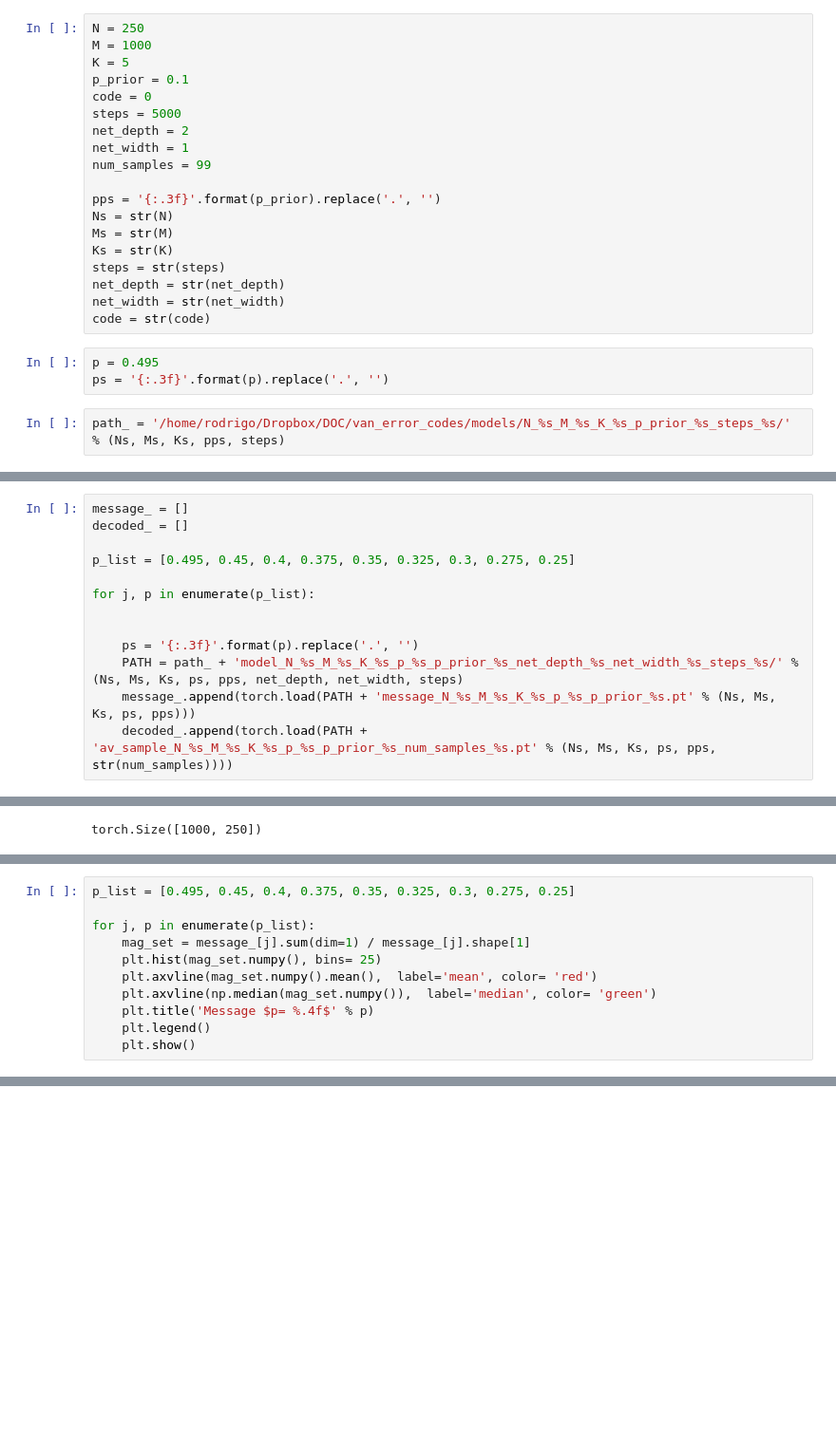
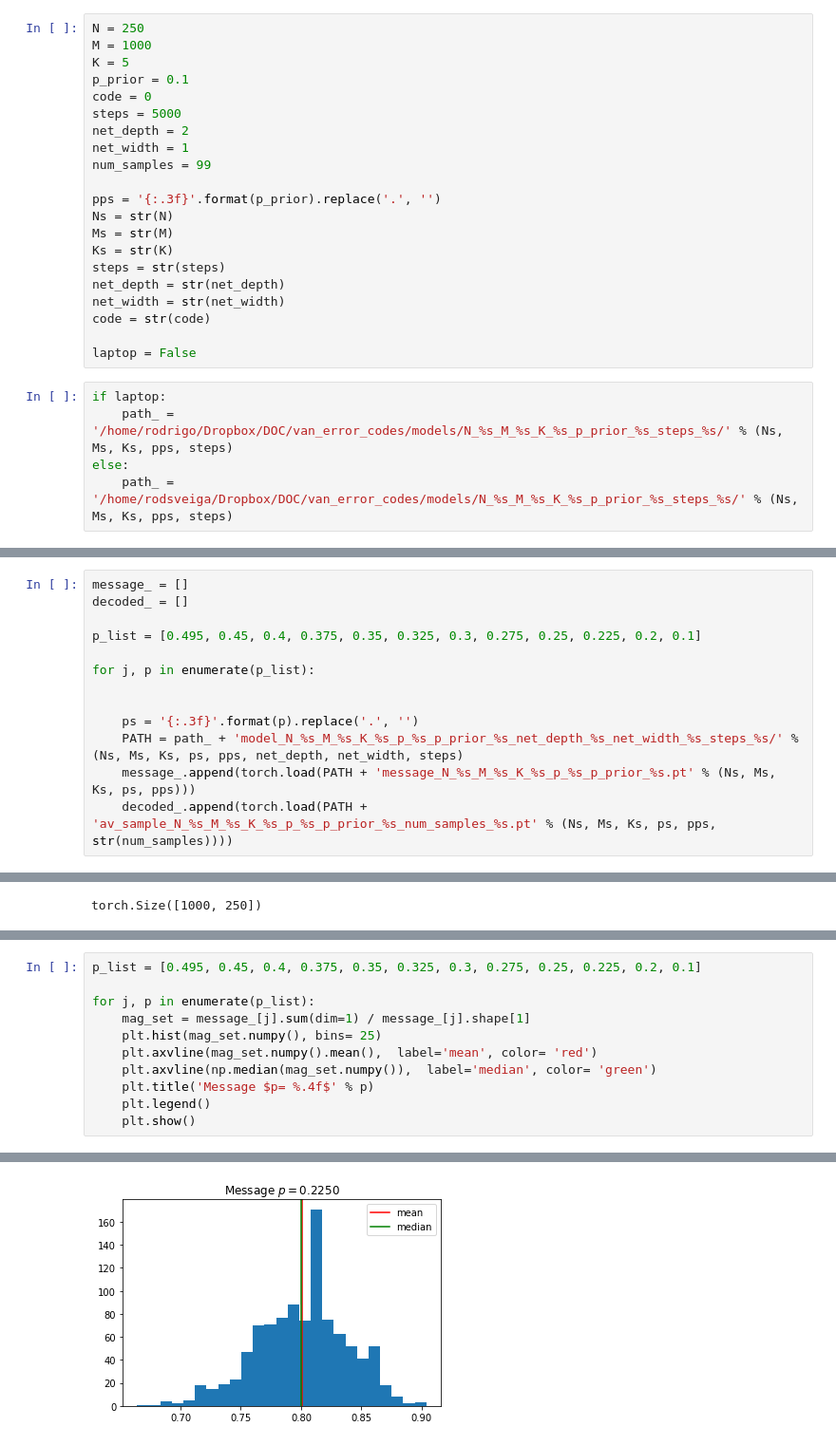
Before and after one commit to rodsveiga/van_error_codes, a Jupyter notebook: over_av.ipynb, the cells around one changed output, grey strips where cells are left out. Shown at 95% size. Cells and saved outputs as stored; diff of their text form; blank space fills up the shorter version.

```diff
--- a/over_av.ipynb
+++ b/over_av.ipynb
@@ -21,8 +21,10 @@ steps = str(steps)
 net_depth = str(net_depth)
 net_width = str(net_width)
 code = str(code)
+
+laptop = False
-# %%
-p = 0.495
-ps = '{:.3f}'.format(p).replace('.', '')
 # %%
-path_ = '/home/rodrigo/Dropbox/DOC/van_error_codes/models/N_%s_M_%s_K_%s_p_prior_%s_steps_%s/' % (Ns, Ms, Ks, pps, steps)
+if laptop:
+    path_ = '/home/rodrigo/Dropbox/DOC/van_error_codes/models/N_%s_M_%s_K_%s_p_prior_%s_steps_%s/' % (Ns, Ms, Ks, pps, steps)
+else:
+    path_ = '/home/rodsveiga/Dropbox/DOC/van_error_codes/models/N_%s_M_%s_K_%s_p_prior_%s_steps_%s/' % (Ns, Ms, Ks, pps, steps)
@@ -34,7 +32,7 @@ p_list = [0.495, 0.45, 0.4, 0.375, 0.35, 0.325, 0.3]
 message_ = []
 decoded_ = []
 
-p_list = [0.495, 0.45, 0.4, 0.375, 0.35, 0.325, 0.3, 0.275, 0.25]
+p_list = [0.495, 0.45, 0.4, 0.375, 0.35, 0.325, 0.3, 0.275, 0.25, 0.225, 0.2, 0.1]
 
 for j, p in enumerate(p_list):
 
@@ -174,21 +175,22 @@ len(message_)
 # %%
-p_list = [0.495, 0.45, 0.4, 0.375, 0.35, 0.325, 0.3, 0.275, 0.25]
+p_list = [0.495, 0.45, 0.4, 0.375, 0.35, 0.325, 0.3, 0.275, 0.25, 0.225, 0.2, 0.1]
 
 for j, p in enumerate(p_list):
     mag_set = message_[j].sum(dim=1) / message_[j].shape[1]
     plt.hist(mag_set.numpy(), bins= 25)
     plt.axvline(mag_set.numpy().mean(),  label='mean', color= 'red')
     plt.axvline(np.median(mag_set.numpy()),  label='median', color= 'green')
     plt.title('Message $p= %.4f$' % p)
     plt.legend()
     plt.show()
 # %% [output]
 [figure]
 [figure]
 [figure]
 [figure]
 [figure]
 [figure]
 [figure]
 [figure]
 [figure]
+[figure, added]
```
Also changed, not shown: parts of 28 cells of this notebook.
